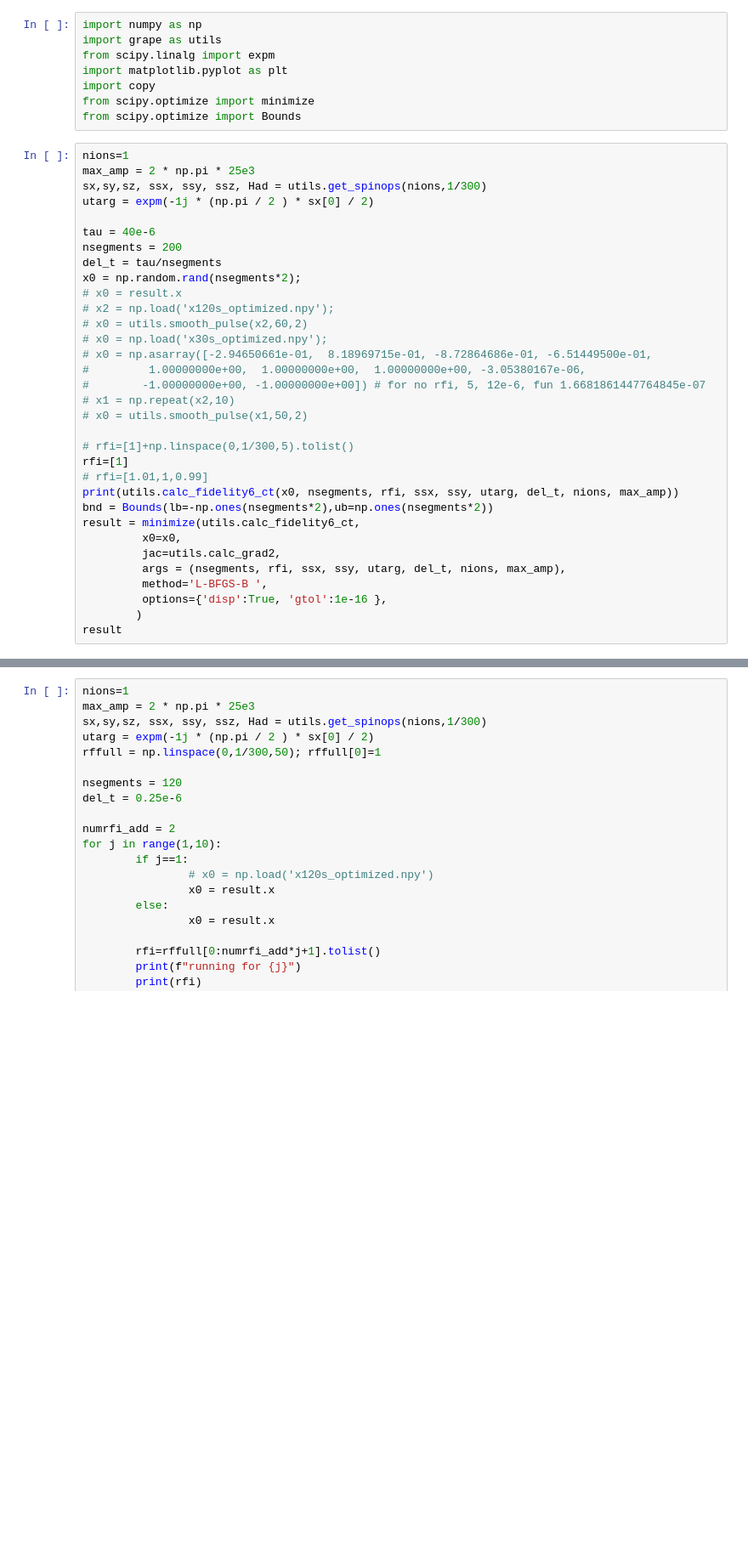
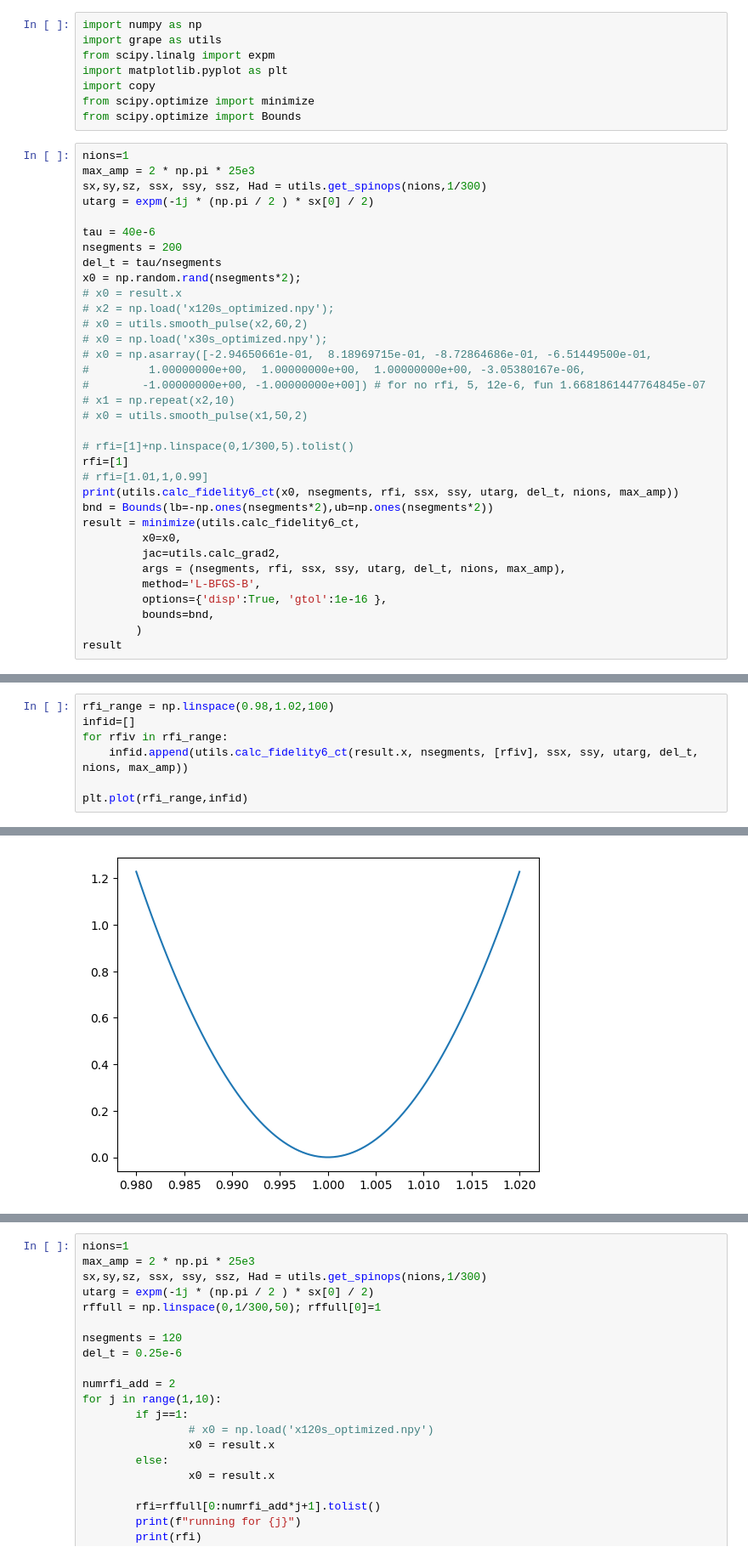
Before and after one commit to hemantkatiyar/pulse1Q, a Jupyter notebook: checking_graident.ipynb, the cells around one changed output, grey strips where cells are left out. Shown at 85% size. Drawn from its saved outputs; the diff is of its cells as text; blank space fills up the shorter version.

```diff
--- a/checking_graident.ipynb
+++ b/checking_graident.ipynb
@@ -35,8 +35,9 @@ result = minimize(utils.calc_fidelity6_ct,
          x0=x0,
          jac=utils.calc_grad2,
          args = (nsegments, rfi, ssx, ssy, utarg, del_t, nions, max_amp),
-         method='L-BFGS-B ',
+         method='L-BFGS-B',
          options={'disp':True, 'gtol':1e-16 },
+         bounds=bnd,
         )
 result
 # %% [output]
@@ -62,0 +71,8 @@ Optimization terminated successfully.
+# %%
+rfi_range = np.linspace(0.98,1.02,100)
+infid=[]
+for rfiv in rfi_range:
+    infid.append(utils.calc_fidelity6_ct(result.x, nsegments, [rfiv], ssx, ssy, utarg, del_t, nions, max_amp))
+
+plt.plot(rfi_range,infid)
+# %% [output]
@@ -62,0 +80 @@ Optimization terminated successfully.
+[figure, added]
```
Also changed, not shown: parts of 5 cells of this notebook.
